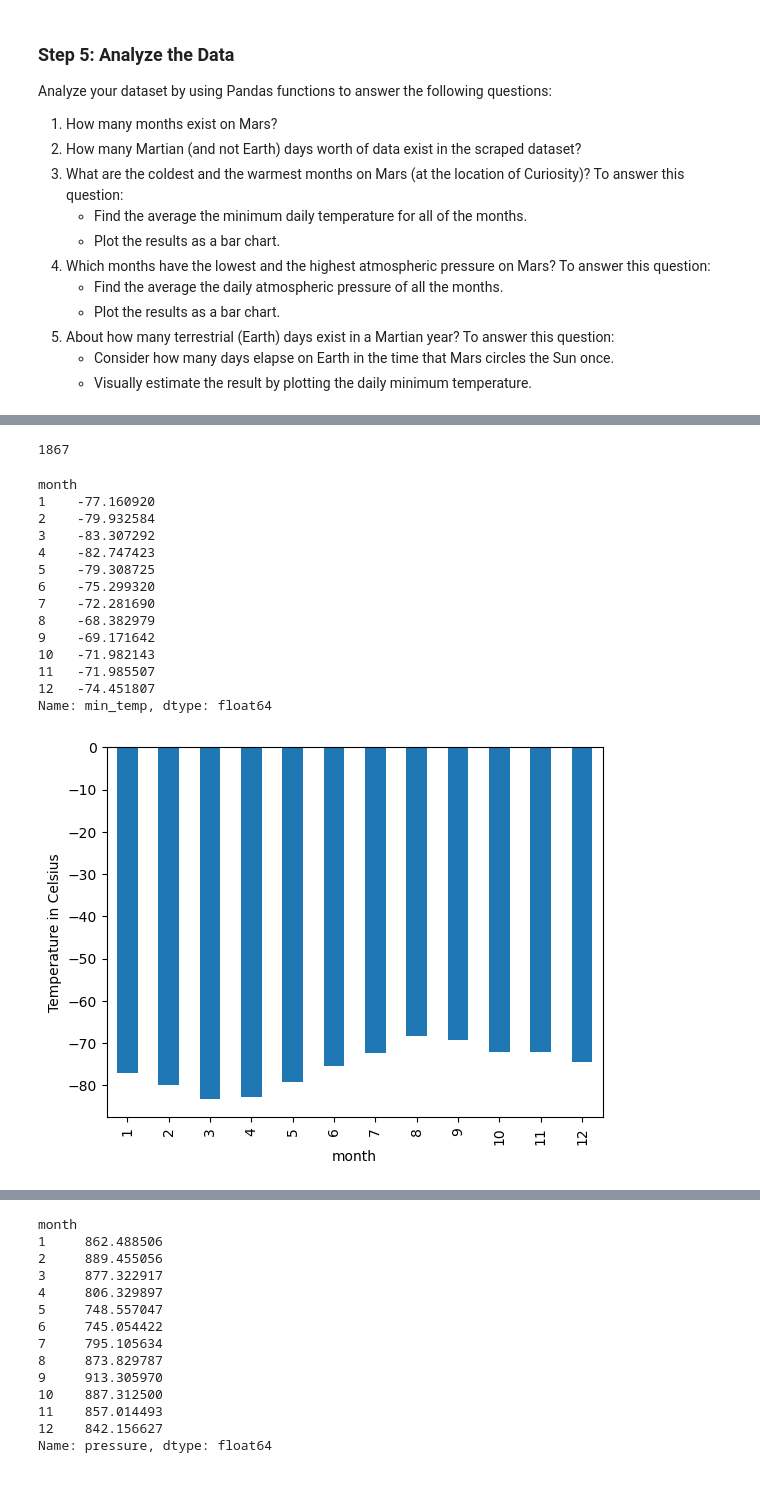
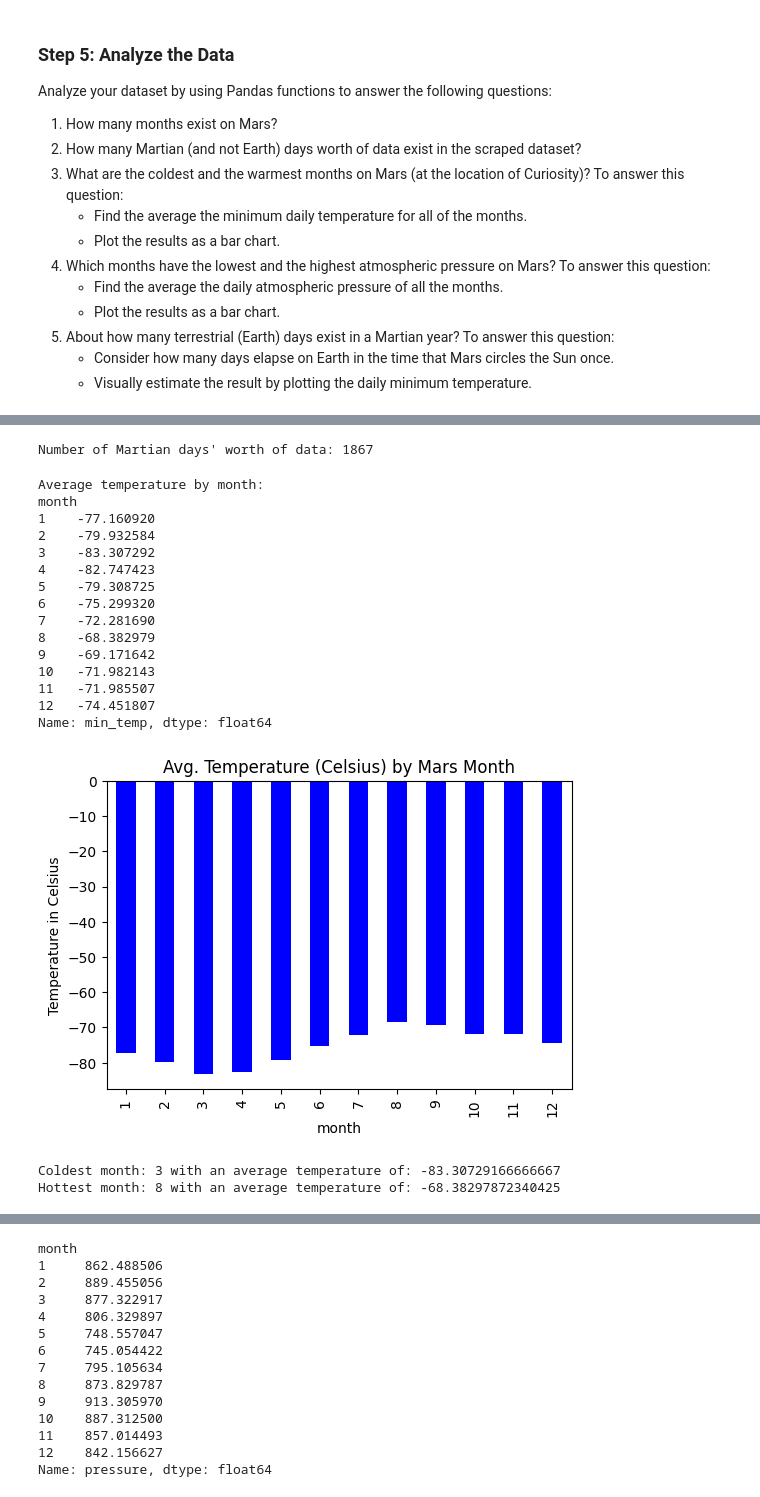
Before and after one commit to riosrose/Mars_Scraping, a Jupyter notebook: part_2_mars_weather.ipynb, the cells around one changed output, grey strips where cells are left out. Saved outputs shown, nothing was run; the diff lists cells and outputs as text; code cells hidden in the pictures.

```diff
--- a/part_2_mars_weather.ipynb
+++ b/part_2_mars_weather.ipynb
@@ -79,5 +123,13 @@ pressure            object
 dtype: object
 # %%
 # Change data types for data analysis
+mars_temp_df = mars_temp_df.astype({
+        'terrestrial_date': 'datetime64[ns]',
+        'sol' : 'int64',
+        'ls': 'int64',
+        'month': 'int64',
+        'min_temp': 'float64',
+        'pressure': 'float64',
+})
 # %%
 # Confirm type changes were successful by examining data types again
@@ -125,10 +190,17 @@ Name: month, dtype: int64
 # %%
 # 2. How many Martian days' worth of data are there?
+martian_days_count = mars_temp_df.shape[0]
+print("Number of Martian days' worth of data:", martian_days_count)
 # %% [output]
-1867
+Number of Martian days' worth of data: 1867
 # %%
 # 3. What is the average low temperature by month?
+# Calculate the average low temperature by month
+average_temp_df = mars_temp_df.groupby('month')['min_temp'].mean()
+print("Average temperature by month:")
+print(average_temp)
 # %% [output]
+Average temperature by month:
 month
 1    -77.160920
 2    -79.932584
@@ -143,7 +215,39 @@ month
 11   -71.985507
 12   -74.451807
 Name: min_temp, dtype: float64
+# %%
+# Convert Series to DataFrame
+# -average_temp_df = average_low_temp_by_month.to_frame(name='average_min_temp').reset_index()
+
+# Plot the average temperature by month
+average_temp_df.plot(kind='bar', color='blue', figsize=(6,4), x='month', y='average_min_temp')
+plt.title('Avg. Temperature (Celsius) by Mars Month')
+plt.xlabel('month')
+plt.ylabel('Temperature in Celsius')
+plt.savefig('Average temp per month')
+plt.show()
+# %% [output]
+[figure, added]
+# %%
+# Identify the coldest and hottest months in Curiosity's location
+
+# Calculate the average minimum temperature by month
+average_min_temp = mars_temp_df.groupby('month')['min_temp'].mean()
+
+# Identify the coldest month
+coldest_month = average_min_temp.idxmin()  # Month with the lowest average temperature
+coldest_temp = average_min_temp.min()       # Lowest average temperature
+
+# Identify the hottest month
+hottest_month = average_min_temp.idxmax()   # Month with the highest average temperature
+hottest_temp = average_min_temp.max()        # Highest average temperature
+
+# Print results
+print("Coldest month:", coldest_month, "with an average temperature of:", coldest_temp)
+print("Hottest month:", hottest_month, "with an average temperature of:", hottest_temp)
+# %% [output]
+Coldest month: 3 with an average temperature of: -83.30729166666667
+Hottest month: 8 with an average temperature of: -68.38297872340425
 # %%
-# Plot the average temperature by month
+# Calculate the average minimum temperature by month
+average_min_temp = mars_temp_df.groupby('month')['min_temp'].mean()
-# %% [output]
-[figure, removed]
```
Also changed, not shown: parts of 20 cells of this notebook, 4 other files.
